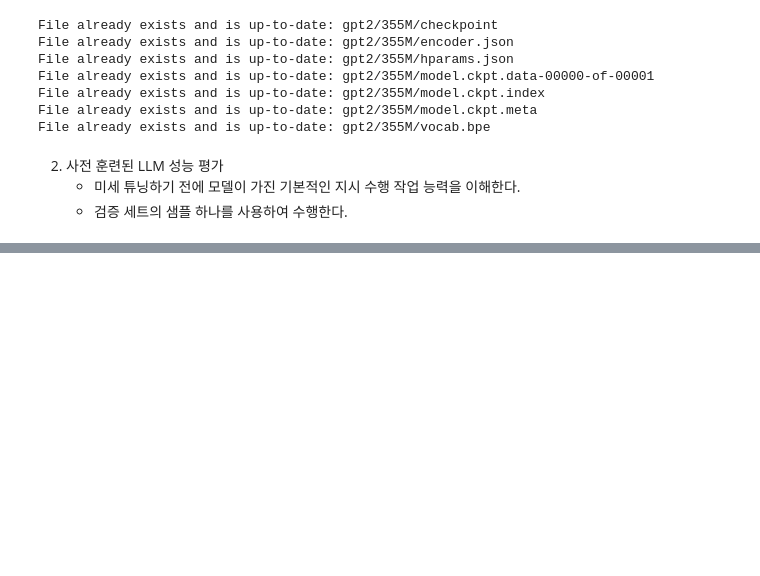
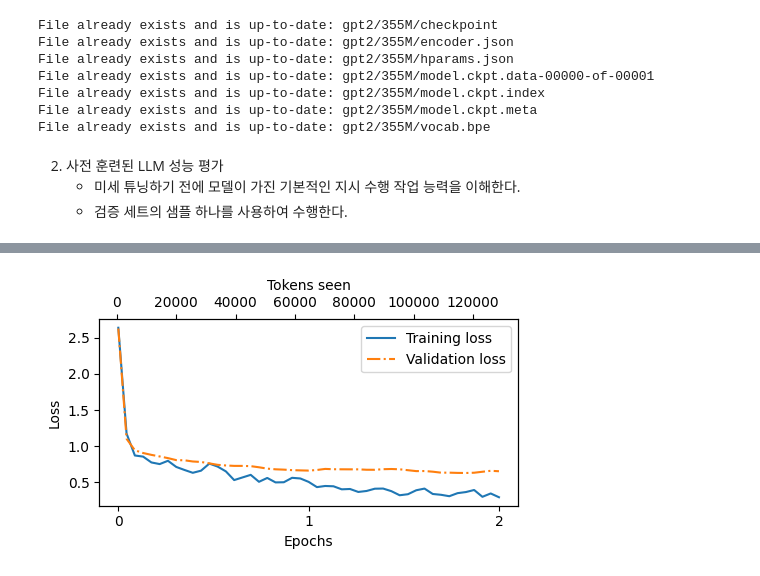
Before and after one commit to redinbluesky/llm-from-scratch, a Jupyter notebook: 07_지시를_따르도록_미세_튜닝하기.ipynb, the cells around one changed output, grey strips where cells are left out. Drawn from its saved outputs; the diff is of its cells as text; code cells hidden in the pictures; blank space fills up the shorter version.

```diff
--- a/07_지시를_따르도록_미세_튜닝하기.ipynb
+++ b/07_지시를_따르도록_미세_튜닝하기.ipynb
@@ -624,0 +761,27 @@ Write a response that appropriately completes the request.
+# %%
+import time
+
+start_time = time.time()
+torch.manual_seed(123)
+
+# weight_decay는 가중치 감쇠(Weight Decay)로, 과적합을 방지하기 위해 모델의 가중치 크기를 줄이는 정규화 기법입니다.
+optimizer = torch.optim.AdamW(model.parameters(), lr=0.00005, weight_decay=0.1)
+
+num_epochs = 2
+
+train_loss, val_loss , tokens_seen = train_model_simple(
+    model,
+    train_dataloader,
+    val_dataloader,
+    optimizer,
+    device,
+    num_epochs=num_epochs,
+    eval_freq=5,
+    eval_iter=5,
+    start_context=format_input(val_data[0]),
+    tokenizer=tokenizer
+)
+
+end_time = time.time()
+execution_time_minutes = (end_time - start_time) / 60
+print(f"총 훈련 시간: {execution_time_minutes:.2f} 분")
@@ -624,0 +811,14 @@ Write a response that appropriately completes the request.
+# %%
+from previous_chapters import plot_losses
+
+# 훈련 손실과 검증 손실 곡선 그리기
+#   - linspace: 시작과 끝 사이를 균일하게 나눈 값들의 1차원 텐서를 생성
+epochs_tensor = torch.linspace(0, num_epochs, len(train_loss))
+plot_losses(
+    epochs_tensor,
+    tokens_seen,
+    train_loss,
+    val_loss
+)
+# %% [output]
+[figure, added]
```
Also changed, not shown: parts of 25 cells of this notebook.
